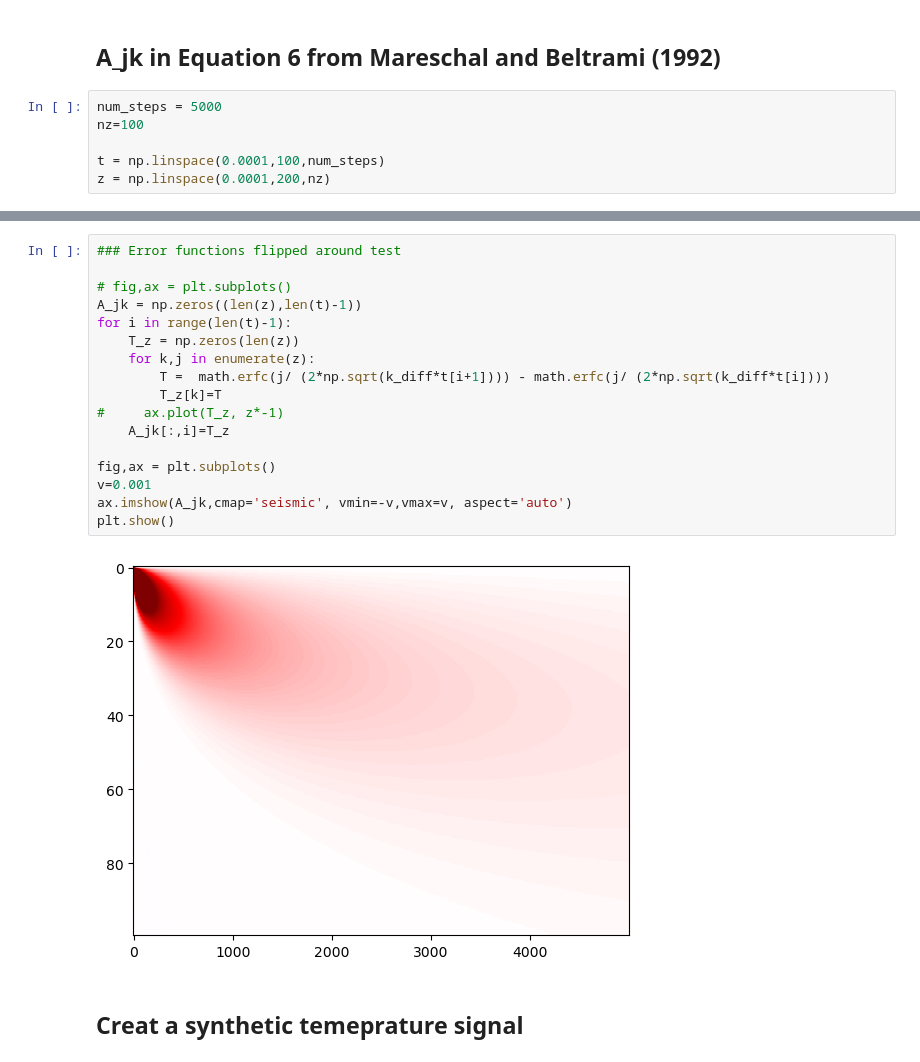
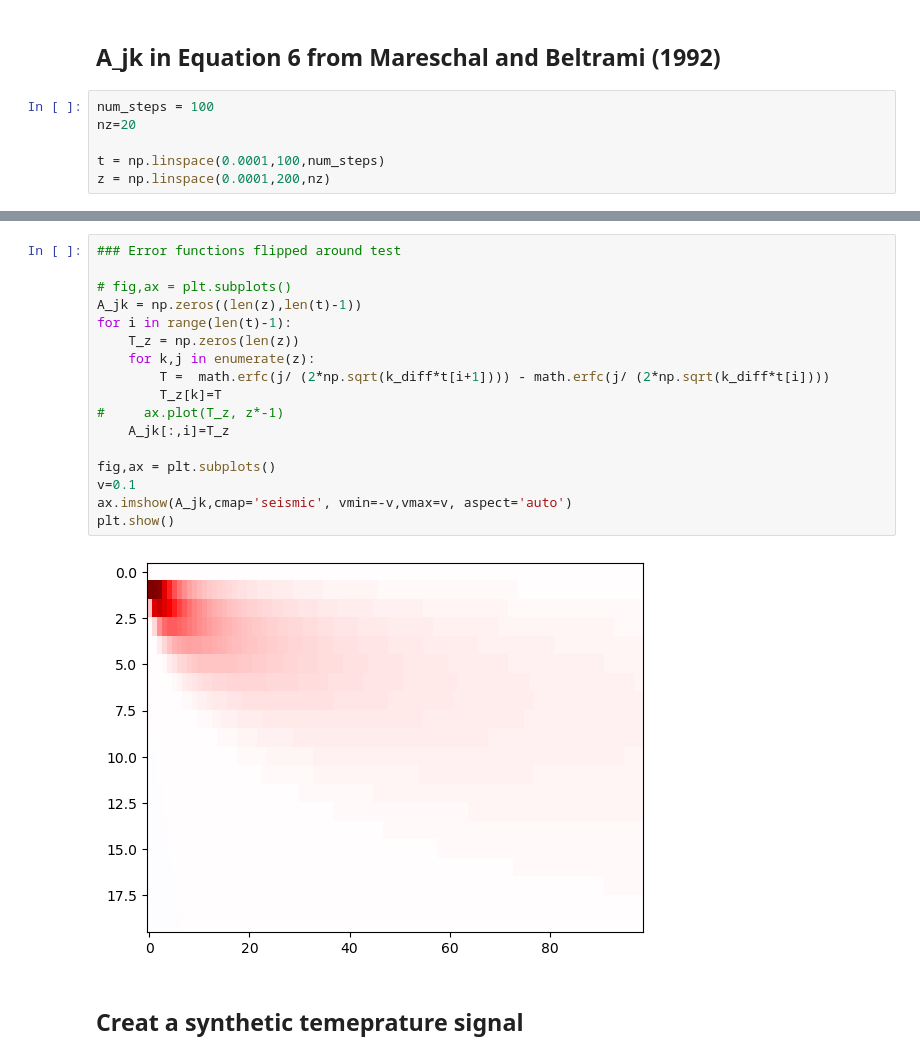
Before and after one commit to johnmorganmanos/Antarctica_AH_Thermometry, a Jupyter notebook: SVD_testing.ipynb, the cells around one changed output, grey strips where cells are left out. Drawn from its saved outputs; the diff is of its cells as text.

```diff
--- a/SVD_testing.ipynb
+++ b/SVD_testing.ipynb
@@ -33,8 +33,8 @@ plt.legend()
 # %% [markdown]
 ## A_jk in Equation 6  from Mareschal and Beltrami (1992)
 # %%
-num_steps = 5000
-nz=100
+num_steps = 100
+nz=20
 
 t = np.linspace(0.0001,100,num_steps)
 z = np.linspace(0.0001,200,nz)
@@ -57,22 +57,22 @@ ax.imshow(A_jk,cmap='seismic', vmin=-v,vmax=v, aspect='auto')
 # %%
 ### Error functions flipped around test
 
 # fig,ax = plt.subplots()
 A_jk = np.zeros((len(z),len(t)-1))
 for i in range(len(t)-1):
     T_z = np.zeros(len(z))
     for k,j in enumerate(z):
         T =  math.erfc(j/ (2*np.sqrt(k_diff*t[i+1]))) - math.erfc(j/ (2*np.sqrt(k_diff*t[i])))
         T_z[k]=T
 #     ax.plot(T_z, z*-1)
     A_jk[:,i]=T_z
 
 fig,ax = plt.subplots()
-v=0.001
+v=0.1
 ax.imshow(A_jk,cmap='seismic', vmin=-v,vmax=v, aspect='auto')
 plt.show()
 # %% [output]
-[figure, old version]
+[figure, new version]
 # %% [markdown]
 ## Creat a synthetic temeprature signal
 # %%
```
Also changed, not shown: parts of 8 cells of this notebook.
